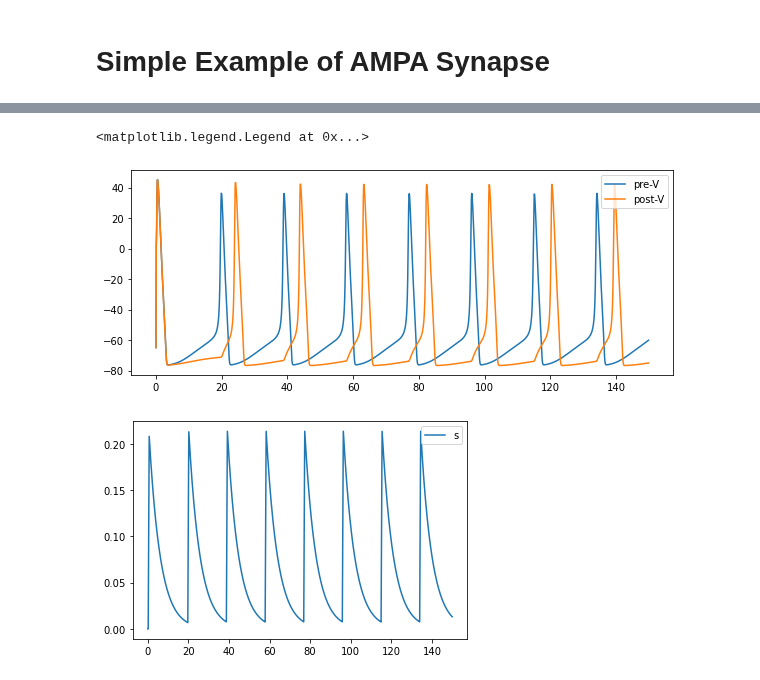
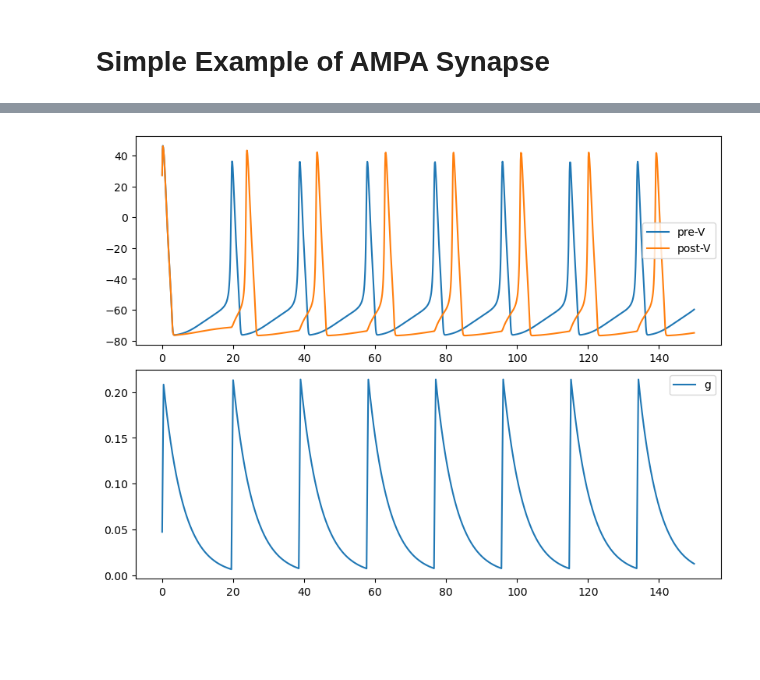
Before and after one commit to quanpeng0/BrainModels, a Jupyter notebook: docs/apis/synapses/ampa.ipynb, the cells around one changed output, grey strips where cells are left out. Cells and saved outputs as stored; diff of their text form; code cells hidden in the pictures; blank space fills up the shorter version.

Commit message:
fix synapse example notebooks

```diff
--- a/docs/apis/synapses/ampa.ipynb
+++ b/docs/apis/synapses/ampa.ipynb
@@ -5,9 +5,11 @@ import brainpy as bp
 import brainmodels
 import matplotlib.pyplot as plt
 # %%
-neu1 = brainmodels.neurons.HH(1, monitors=['V'], name='X')
-neu2 = brainmodels.neurons.HH(1, monitors=['V'])
-syn1 = brainmodels.synapses.AMPA(neu1, neu2, bp.connect.All2All(), E=0., monitors=['g'])
-net = bp.Network(neu1, syn1, neu2)
-net.run(150., inputs=[('X.input', 5.)])
+neu1 = brainmodels.neurons.HH(1)
+neu2 = brainmodels.neurons.HH(1)
+syn1 = brainmodels.synapses.AMPA(neu1, neu2, bp.connect.All2All())
+net = bp.Network(pre=neu1, syn=syn1, post=neu2)
+
+runner = bp.StructRunner(net, inputs=[('pre.input', 5.)], monitors=['pre.V', 'post.V', 'syn.g'])
+runner.run(150.)
 # %% [output]
@@ -15,16 +18,13 @@ net.run(150., inputs=[('X.input', 5.)])
 # %%
 fig, gs = bp.visualize.get_figure(2, 1, 3, 8)
 fig.add_subplot(gs[0, 0])
-plt.plot(neu1.mon.ts, neu1.mon.V, label='pre-V')
-plt.plot(neu2.mon.ts, neu2.mon.V, label='post-V')
+plt.plot(runner.mon.ts, runner.mon['pre.V'], label='pre-V')
+plt.plot(runner.mon.ts, runner.mon['post.V'], label='post-V')
 plt.legend()
+
+fig.add_subplot(gs[1, 0])
+plt.plot(runner.mon.ts, runner.mon['syn.g'], label='g')
+plt.legend()
+plt.show()
 # %% [output]
-<matplotlib.legend.Legend at 0x...>
-[figure, old version]
+[figure, new version]
-# %%
-fig.add_subplot(gs[1, 0])
-plt.plot(neu1.mon.ts, syn1.mon.g, label='g')
-plt.legend()
-plt.show()
-# %% [output]
-[figure, removed]
```
Also changed, not shown: parts of 1 cell of this notebook, 19 other files.
